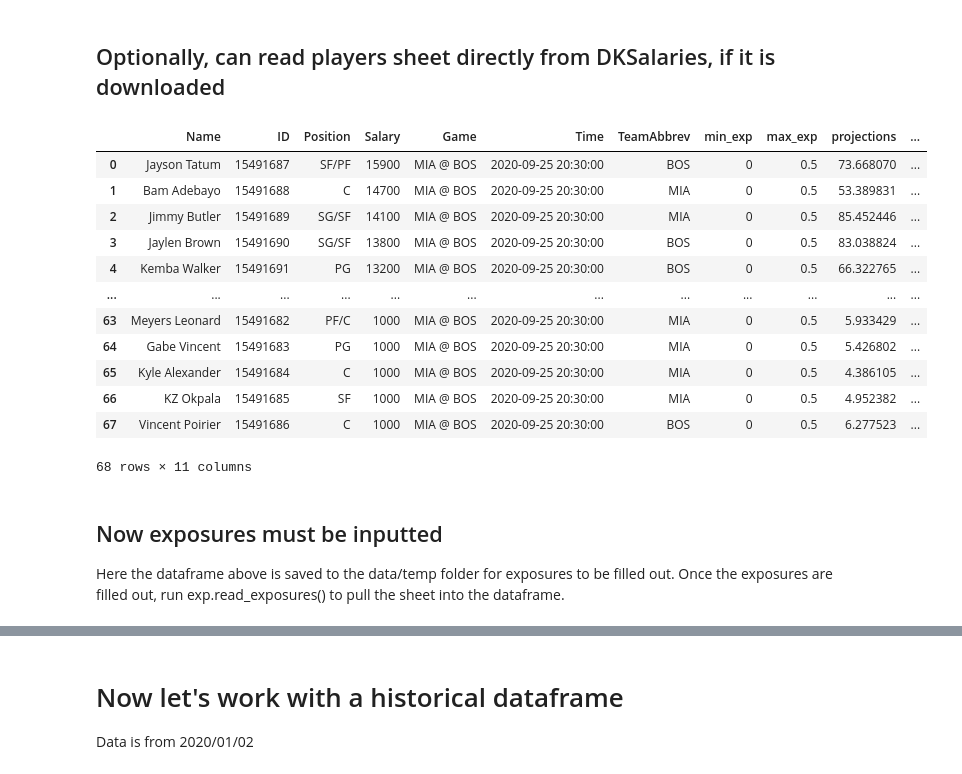
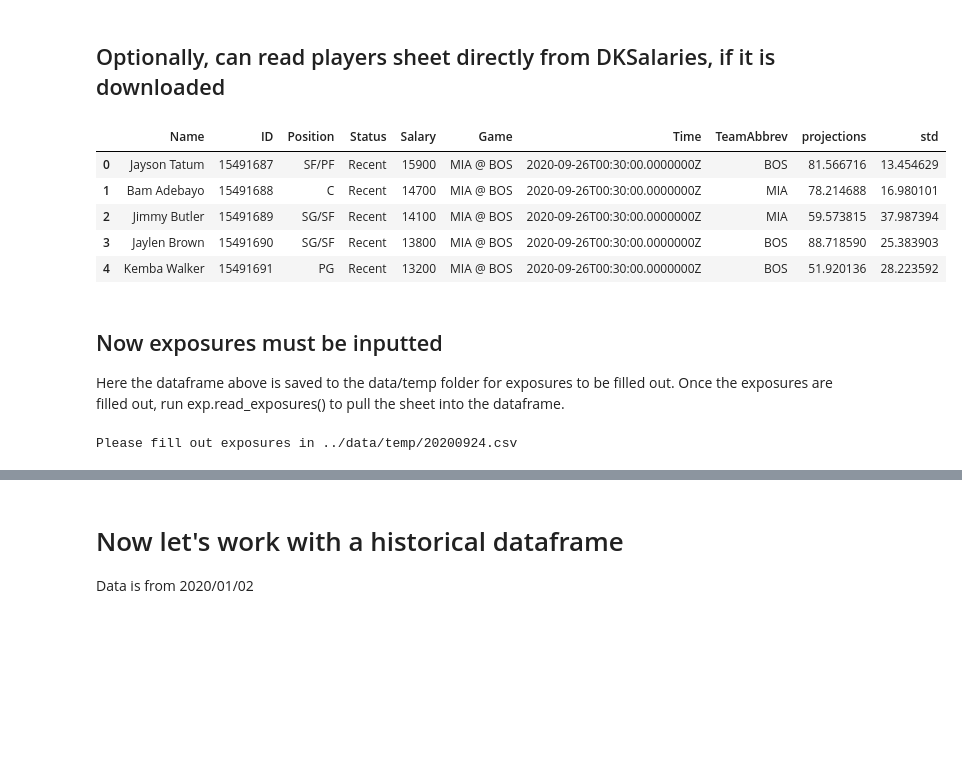
Before and after one commit to firstprinciples/dfs_optimizer, a Jupyter notebook: fps_dfs_optimizer/analyses/test_optimizer.ipynb, the cells around one changed output, grey strips where cells are left out. Saved outputs shown, nothing was run; the diff lists cells and outputs as text; code cells hidden in the pictures; blank space fills up the shorter version.

```diff
--- a/fps_dfs_optimizer/analyses/test_optimizer.ipynb
+++ b/fps_dfs_optimizer/analyses/test_optimizer.ipynb
@@ -31,33 +31,28 @@ df_players = get_players(group_id)
 # %% [markdown]
 ## Optionally, can read players sheet directly from DKSalaries, if it is downloaded
 # %%
-df_players = get_players_from_salaries('../data/raw/DKSalaries_test.csv')
+# df_players = get_players_from_salaries('../data/raw/DKSalaries_test.csv')
 # %%
 points, std = get_projections(df_players)
 df_players['projections'] = points
 df_players['std'] = std
 # %%
-df_players
+df_players.head()
 # %% [output]
-|  | Name | ID | Position | Salary | Game | Time | TeamAbbrev | min_exp | max_exp | projections | ... |
-| 0 | Jayson Tatum | 15491687 | SF/PF | 15900 | MIA @ BOS | 2020-09-25 20:30:00 | BOS | 0 | 0.5 | 73.668070 | ... |
-| 1 | Bam Adebayo | 15491688 | C | 14700 | MIA @ BOS | 2020-09-25 20:30:00 | MIA | 0 | 0.5 | 53.389831 | ... |
-| 2 | Jimmy Butler | 15491689 | SG/SF | 14100 | MIA @ BOS | 2020-09-25 20:30:00 | MIA | 0 | 0.5 | 85.452446 | ... |
-| 3 | Jaylen Brown | 15491690 | SG/SF | 13800 | MIA @ BOS | 2020-09-25 20:30:00 | BOS | 0 | 0.5 | 83.038824 | ... |
-| 4 | Kemba Walker | 15491691 | PG | 13200 | MIA @ BOS | 2020-09-25 20:30:00 | BOS | 0 | 0.5 | 66.322765 | ... |
-| ... | ... | ... | ... | ... | ... | ... | ... | ... | ... | ... | ... |
-| 63 | Meyers Leonard | 15491682 | PF/C | 1000 | MIA @ BOS | 2020-09-25 20:30:00 | MIA | 0 | 0.5 | 5.933429 | ... |
-| 64 | Gabe Vincent | 15491683 | PG | 1000 | MIA @ BOS | 2020-09-25 20:30:00 | MIA | 0 | 0.5 | 5.426802 | ... |
-| 65 | Kyle Alexander | 15491684 | C | 1000 | MIA @ BOS | 2020-09-25 20:30:00 | MIA | 0 | 0.5 | 4.386105 | ... |
-| 66 | KZ Okpala | 15491685 | SF | 1000 | MIA @ BOS | 2020-09-25 20:30:00 | MIA | 0 | 0.5 | 4.952382 | ... |
-| 67 | Vincent Poirier | 15491686 | C | 1000 | MIA @ BOS | 2020-09-25 20:30:00 | BOS | 0 | 0.5 | 6.277523 | ... |
+|  | Name | ID | Position | Status | Salary | Game | Time | TeamAbbrev | projections | std |
+| 0 | Jayson Tatum | 15491687 | SF/PF | Recent | 15900 | MIA @ BOS | 2020-09-26T00:30:00.0000000Z | BOS | 81.566716 | 13.454629 |
+| 1 | Bam Adebayo | 15491688 | C | Recent | 14700 | MIA @ BOS | 2020-09-26T00:30:00.0000000Z | MIA | 78.214688 | 16.980101 |
+| 2 | Jimmy Butler | 15491689 | SG/SF | Recent | 14100 | MIA @ BOS | 2020-09-26T00:30:00.0000000Z | MIA | 59.573815 | 37.987394 |
+| 3 | Jaylen Brown | 15491690 | SG/SF | Recent | 13800 | MIA @ BOS | 2020-09-26T00:30:00.0000000Z | BOS | 88.718590 | 25.383903 |
+| 4 | Kemba Walker | 15491691 | PG | Recent | 13200 | MIA @ BOS | 2020-09-26T00:30:00.0000000Z | BOS | 51.920136 | 28.223592 |
-68 rows × 11 columns
 # %% [markdown]
 ## Now exposures must be inputted
 Here the dataframe above is saved to the data/temp folder for exposures to be filled out.
 Once the exposures are filled out, run exp.read_exposures() to pull the sheet into the dataframe.
 # %%
 exp = Exposures(df_players)
+# %% [output]
+Please fill out exposures in ../data/temp/20200924.csv
 # %%
 df_players = exp.read_exposures()
 # %%
```
Also changed, not shown: parts of 11 cells of this notebook, 5 other files.
